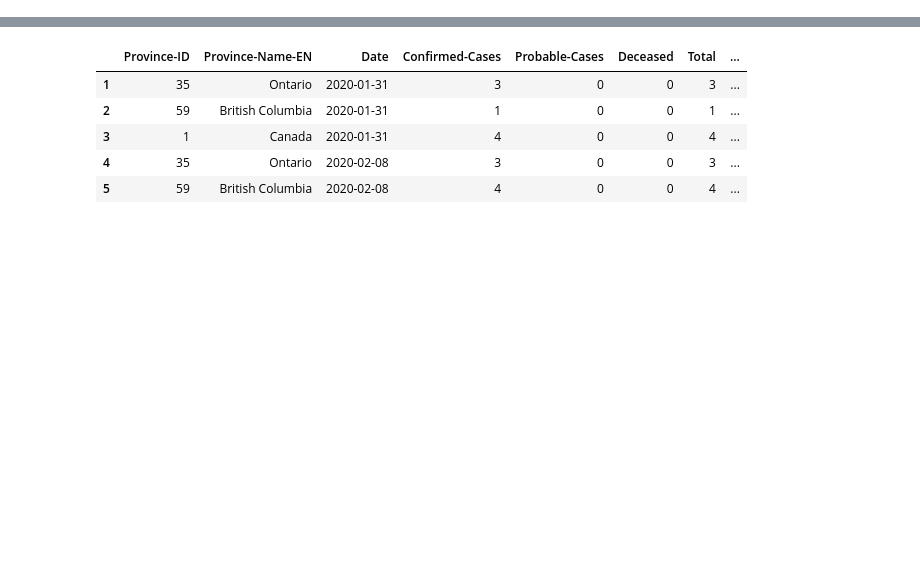
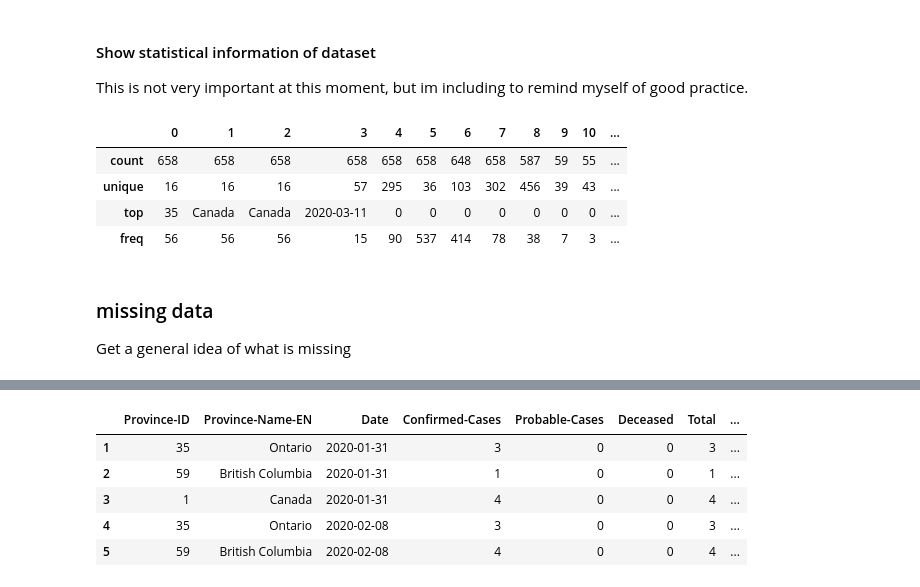
Before and after one commit to Paul-M-K/Covid-19, a Jupyter notebook: Covid_19_python.ipynb, the cells around one changed output, grey strips where cells are left out. Drawn from its saved outputs; the diff is of its cells as text; code cells hidden in the pictures; blank space fills up the shorter version.

Commit message:
Add files via upload
Cleaning up the code. I will try to come to a conclusion with the program very soon

```diff
--- a/Covid_19_python.ipynb
+++ b/Covid_19_python.ipynb
@@ -19,0 +66,16 @@ df = pd.read_csv(path, header=None)
+# %% [markdown]
+#### Show statistical information of dataset ###
+
+This is not very important at this moment, but im including to remind myself of good practice.
+# %%
+df.describe()
+# %% [output]
+|  | 0 | 1 | 2 | 3 | 4 | 5 | 6 | 7 | 8 | 9 | 10 | ... |
+| count | 658 | 658 | 658 | 658 | 658 | 658 | 648 | 658 | 587 | 59 | 55 | ... |
+| unique | 16 | 16 | 16 | 57 | 295 | 36 | 103 | 302 | 456 | 39 | 43 | ... |
+| top | 35 | Canada | Canada | 2020-03-11 | 0 | 0 | 0 | 0 | 0 | 0 | 0 | ... |
+| freq | 56 | 56 | 56 | 15 | 90 | 537 | 414 | 78 | 38 | 7 | 3 | ... |
+# %% [markdown]
+### missing data ###
+
+Get a general idea of what is missing
```
Also changed, not shown: parts of 28 cells of this notebook.
